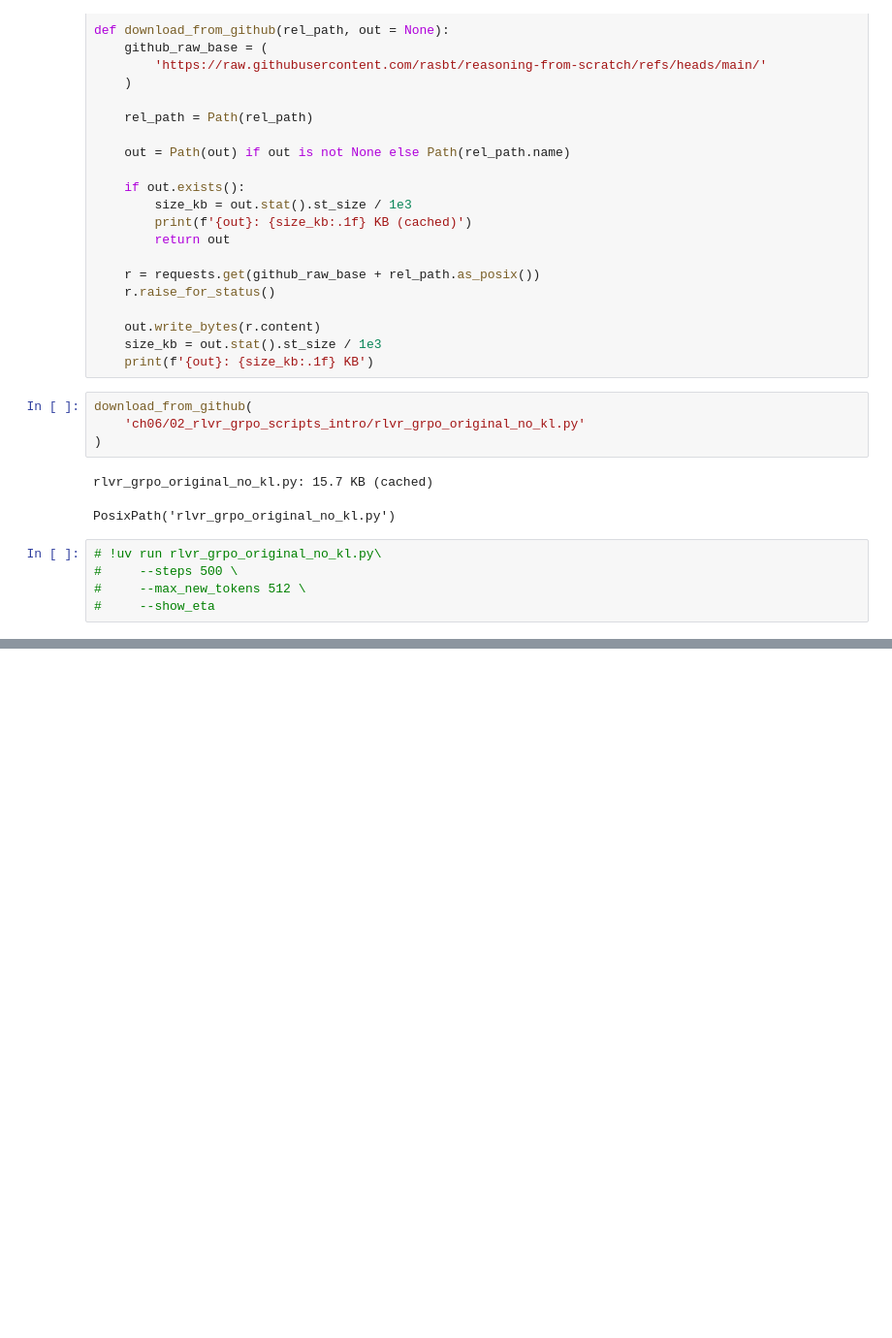
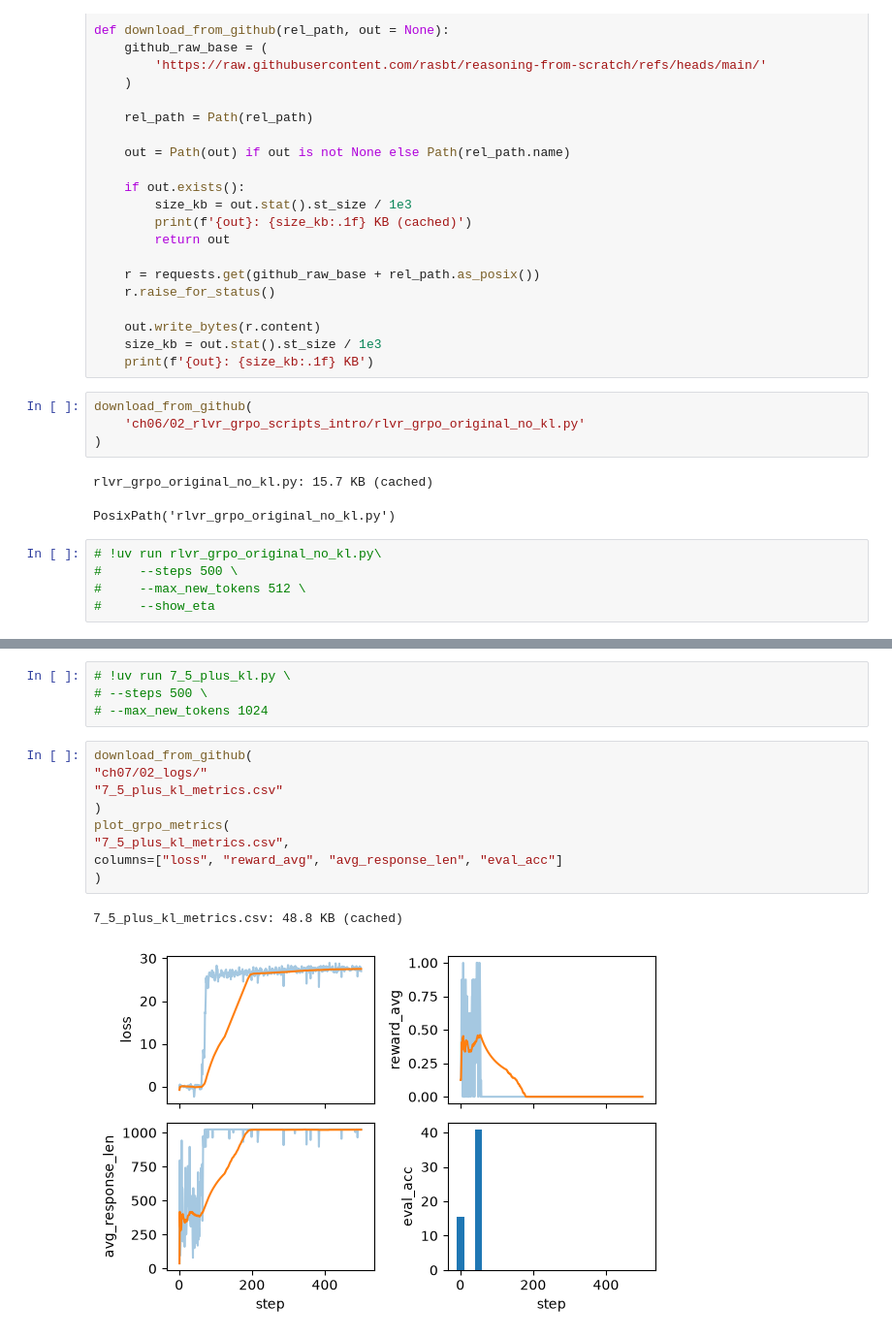
Before and after one commit to nuss171201/reasoning-model-, a Jupyter notebook: 06_Improving_GRPO_for_RL.ipynb, the cells around one changed output, grey strips where cells are left out. Shown at 97% size. Drawn from its saved outputs; the diff is of its cells as text; blank space fills up the shorter version.

```diff
--- a/06_Improving_GRPO_for_RL.ipynb
+++ b/06_Improving_GRPO_for_RL.ipynb
@@ -46,0 +411,16 @@ ch06_rlvr_grpo_original_no_kl_metrics.csv: 25.1 KB
+# %%
+# !uv run 7_5_plus_kl.py \
+# --steps 500 \
+# --max_new_tokens 1024
+# %%
+download_from_github(
+"ch07/02_logs/"
+"7_5_plus_kl_metrics.csv"
+)
+plot_grpo_metrics(
+"7_5_plus_kl_metrics.csv",
+columns=["loss", "reward_avg", "avg_response_len", "eval_acc"]
+)
+# %% [output]
+7_5_plus_kl_metrics.csv: 48.8 KB (cached)
+[figure, added]
```
Also changed, not shown: parts of 37 cells of this notebook, 5 other files.
